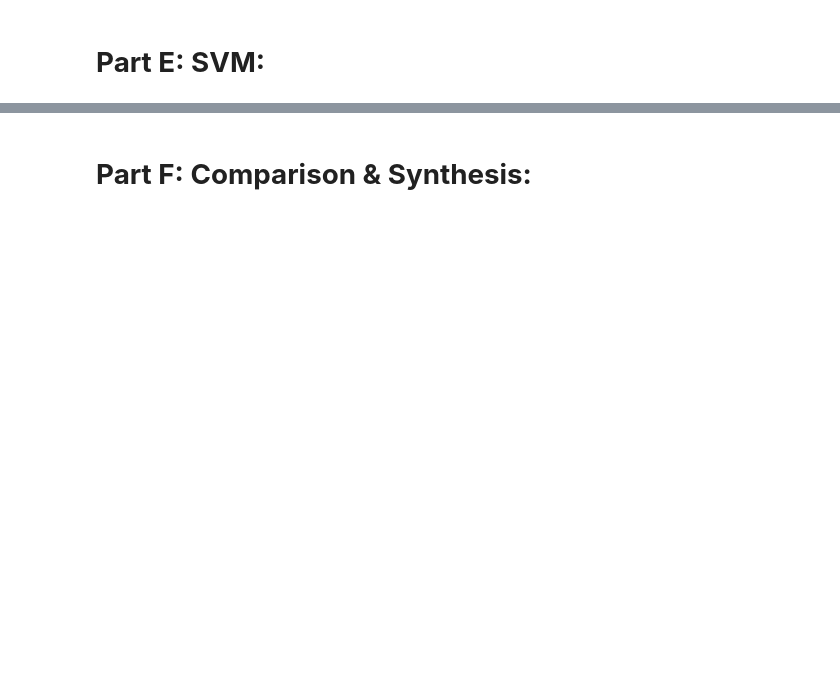
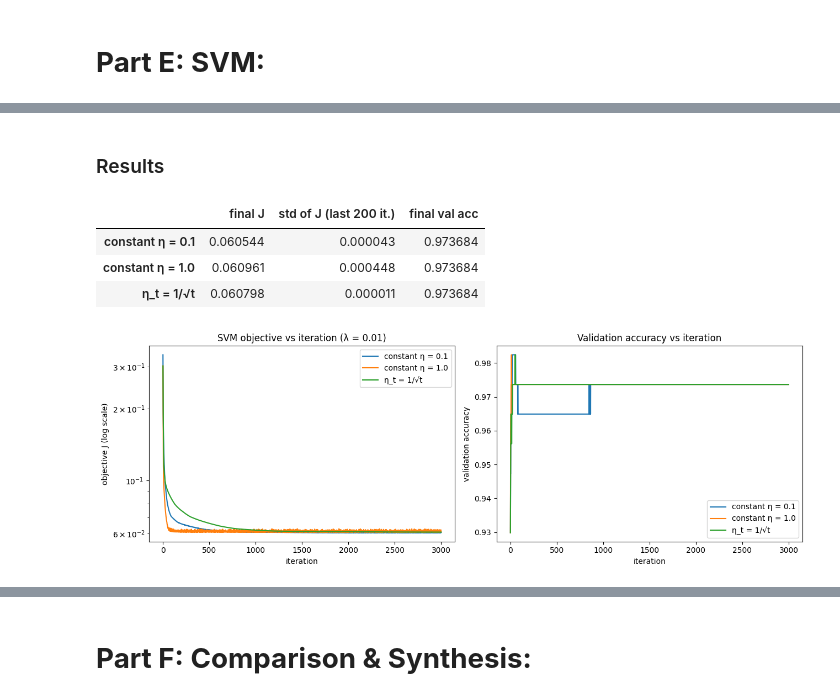
Before and after one commit to mohany606/Linear-Models-and-Support-Vector-Machines-from-Scratch, a Jupyter notebook: ML_Assigmment_2.ipynb, the cells around one changed output, grey strips where cells are left out. Drawn from its saved outputs; the diff is of its cells as text; code cells hidden in the pictures; blank space fills up the shorter version.

```diff
--- a/ML_Assigmment_2.ipynb
+++ b/ML_Assigmment_2.ipynb
@@ -1120,20 +1348,20 @@ plt.show()
 #plot accurancy
 plt.figure(figsize=(10, 6))
 
-for eta in learning_rates:
-    history = results[eta]["history"]
+for n in learning_rates:
+    history = results[n]["history"]
 
     plt.plot(
         epochs,
         history["train_acc"],
-        label=f"Train eta={eta}"
+        label=f"Train eta={n}"
     )
 
     plt.plot(
         epochs,
         history["val_acc"],
         linestyle="--",
-        label=f"Validation eta={eta}"
+        label=f"Validation eta={n}"
     )
 
 plt.xlabel("Epoch")
@@ -1150,11 +1378,11 @@ import pandas as pd
 
 rows = []
 
-for eta in learning_rates:
-    history = results[eta]["history"]
+for n in learning_rates:
+    history = results[n]["history"]
 
     rows.append({
-        "Learning Rate": eta,
+        "Learning Rate": n,
         "Final Train Loss": history["train_loss"][-1],
         "Final Val Loss": history["val_loss"][-1],
         "Final Train Accuracy": history["train_acc"][-1],
@@ -1164,6 +1392,12 @@ for eta in learning_rates:
 results_table = pd.DataFrame(rows)
 
 print(results_table)
+best_eta = results_table.loc[
+    results_table["Final Val Loss"].idxmin(),
+    "Learning Rate"
+]
+
+print("Best learning rate:", best_eta)
 # %% [output]
    Learning Rate  Final Train Loss  Final Val Loss  Final Train Accuracy  \
 0           0.01          0.808641        0.837388              0.924791
@@ -1180,0 +2082,33 @@ print(results_table)
+# %% [markdown]
+### Results
+# %%
+schedules = {
+    "constant η = 0.1": lambda t: 0.1,
+    "constant η = 1.0": lambda t: 1.0,
+    "η_t = 1/√t":       lambda t: 1 / np.sqrt(t),
+}
+runs = {name: train_svm(Xc_tr, yc_tr, Xc_va, yc_va, lam, 3000, step) for name, step in schedules.items()}
+
+summary = pd.DataFrame({
+    name: {"final J": objs[-1], "std of J (last 200 it.)": objs[-200:].std(), "final val acc": accs[-1]}
+    for name, (w, b, objs, accs) in runs.items()
+}).T
+display(summary)
+# %% [output]
+|  | final J | std of J (last 200 it.) | final val acc |
+| constant η = 0.1 | 0.060544 | 0.000043 | 0.973684 |
+| constant η = 1.0 | 0.060961 | 0.000448 | 0.973684 |
+| η_t = 1/√t | 0.060798 | 0.000011 | 0.973684 |
+# %%
+fig, axes = plt.subplots(1, 2, figsize=(13, 4.5))
+for name, (w, b, objs, accs) in runs.items():
+    axes[0].plot(objs, label=name)
+    axes[1].plot(accs, label=name)
+
+axes[0].set_yscale("log")
+axes[0].set(title="SVM objective vs iteration (λ = 0.01)", xlabel="iteration", ylabel="objective J (log scale)")
+axes[1].set(title="Validation accuracy vs iteration", xlabel="iteration", ylabel="validation accuracy")
+axes[0].legend(); axes[1].legend()
+plt.tight_layout(); plt.show()
+# %% [output]
+[figure, added]
```
Also changed, not shown: parts of 43 cells of this notebook.
